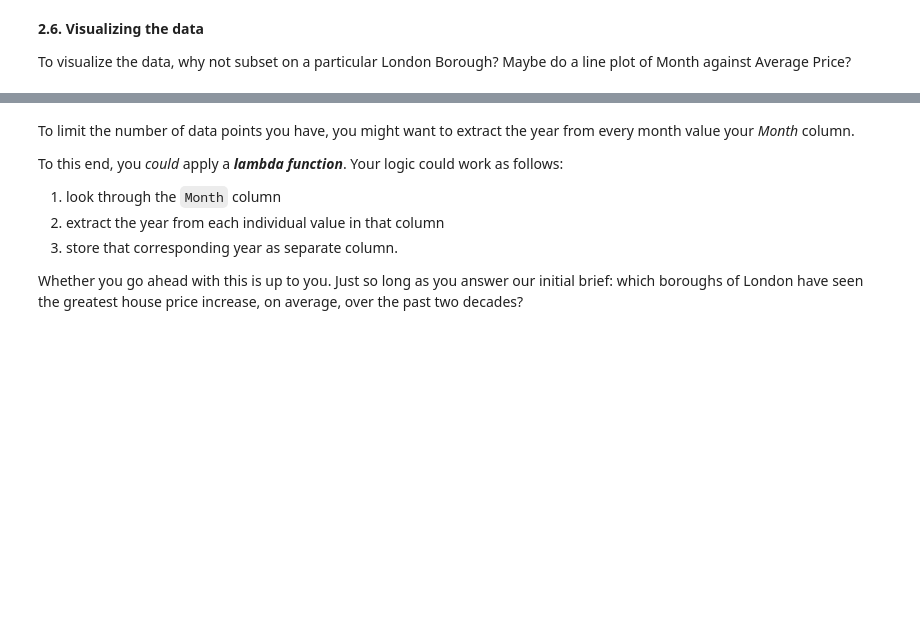
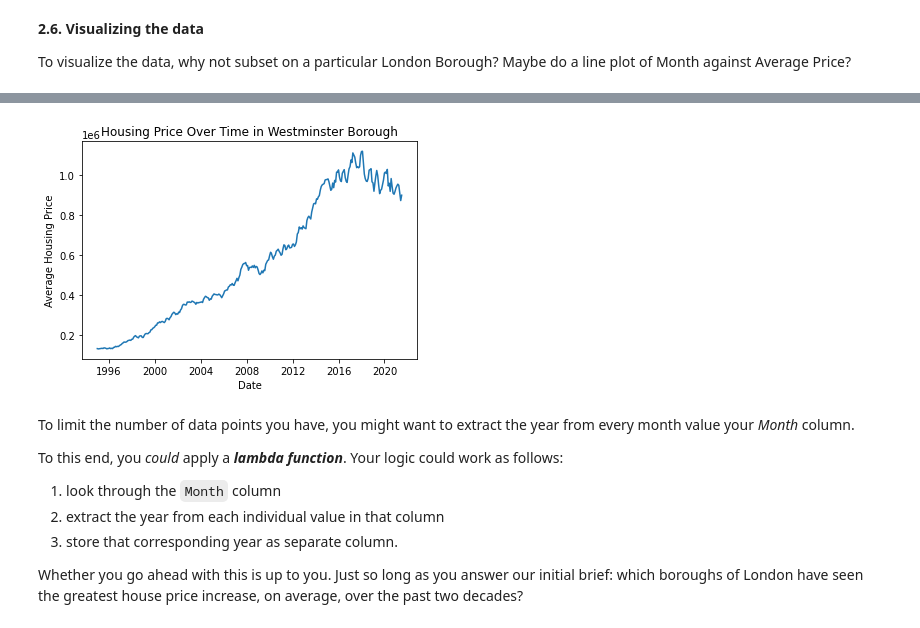
Before and after one commit to mrrosss/Springboard, a Jupyter notebook: first_task.ipynb, the cells around one changed output, grey strips where cells are left out. Saved outputs shown, nothing was run; the diff lists cells and outputs as text; code cells hidden in the pictures; blank space fills up the shorter version.

```diff
--- a/first_task.ipynb
+++ b/first_task.ipynb
@@ -144,4 +152,4 @@ Remember what Wes McKinney said about tidy data?
 
 You might need to **melt** your DataFrame here.
 # %%
-melt = pd.melt(properties_clean, id_vars=["borough", "id"], var_name = "month", value_name = 'avg_price')
+dfg = pd.melt(properties_clean, id_vars=["borough", "id"], var_name = "month", value_name = 'avg_price')
@@ -148,6 +163,7 @@ melt = pd.melt(properties_clean, id_vars=["borough", "id"], var_name = "month",
 # %% [markdown]
 Remember to make sure your column data types are all correct. Average prices, for example, should be floating point numbers...
 # %%
-#melt.dtypes
-melt['avg_price']= melt['avg_price'].astype(float)
+
+dfg['avg_price']= dfg['avg_price'].astype(float)
+#dfg.dtypes
 # %% [output]
@@ -185,3 +186,14 @@ KeyError: False
+# %%
+#dfg[dfg['borough'] == 'Westminster'].shape
+
+#subset of Westminster Borough line plot
+plt.plot('month', 'avg_price', data = dfg[dfg['borough'] == 'Westminster'])
+plt.xlabel("Date")
+plt.ylabel("Average Housing Price")
+plt.title("Housing Price Over Time in Westminster Borough")
+plt.show()
+# %% [output]
+[figure, added]
 # %% [markdown]
 To limit the number of data points you have, you might want to extract the year from every month value your *Month* column.
 
```
Also changed, not shown: parts of 6 cells of this notebook.
